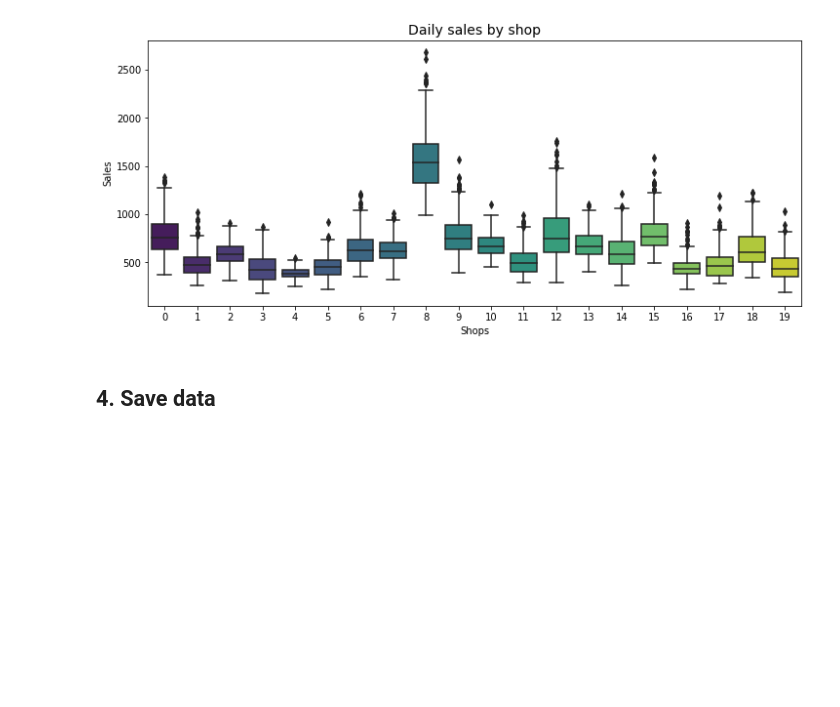
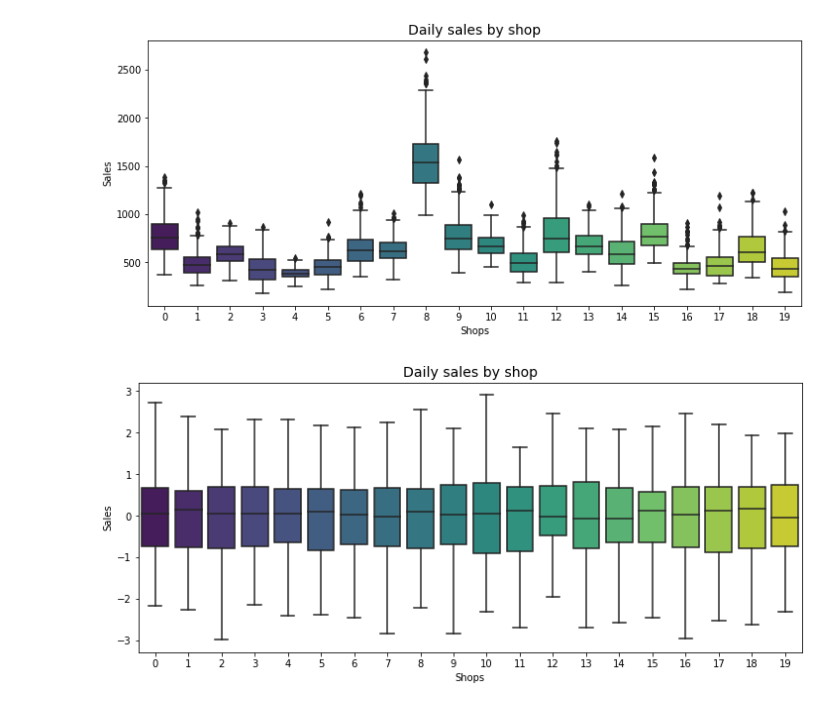
Before and after one commit to YaninaK/sales-forecast, a Jupyter notebook: notebooks/01_EDA_omissions_clusters.ipynb, the cells around one changed output. Saved outputs shown, nothing was run; the diff lists cells and outputs as text; code cells hidden in the pictures; blank space fills up the shorter version.

```diff
--- a/notebooks/01_EDA_omissions_clusters.ipynb
+++ b/notebooks/01_EDA_omissions_clusters.ipynb
@@ -514,5 +480,3 @@ plt.ylabel('Sales')
 sns.boxplot(data=data, palette="viridis");
 # %% [output]
 [figure]
-# %% [markdown]
-## 4. Save data
@@ -526,0 +483,8 @@ clusters.to_parquet(
+# %%
+plt.figure(figsize=(12, 5))
+plt.title('Daily sales by shop', size=14)
+plt.xlabel('Shops')
+plt.ylabel('Sales')
+sns.boxplot(data=ts_scaled, palette="viridis");
+# %% [output]
+[figure, added]
```
Also changed, not shown: parts of 28 cells of this notebook.
